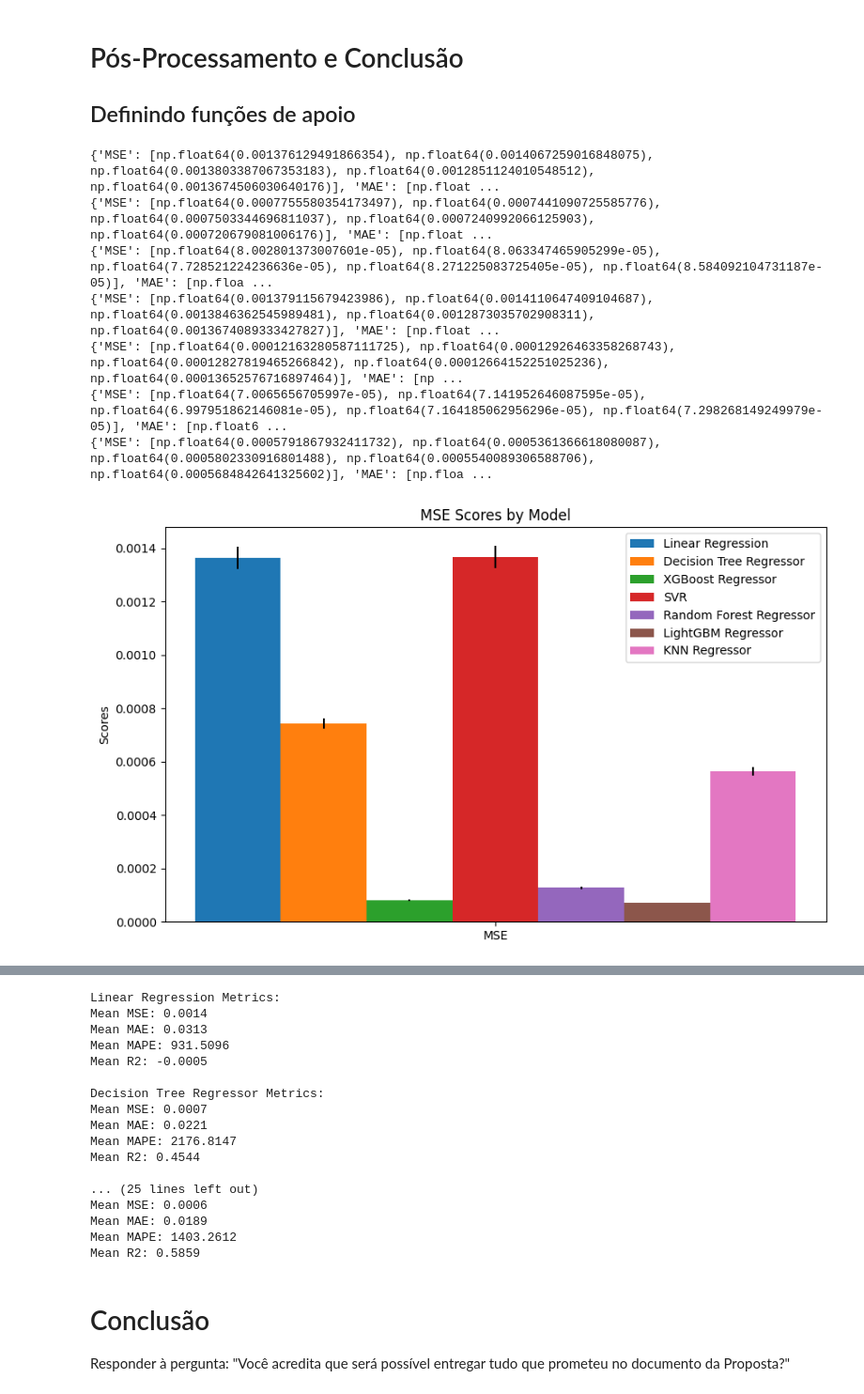
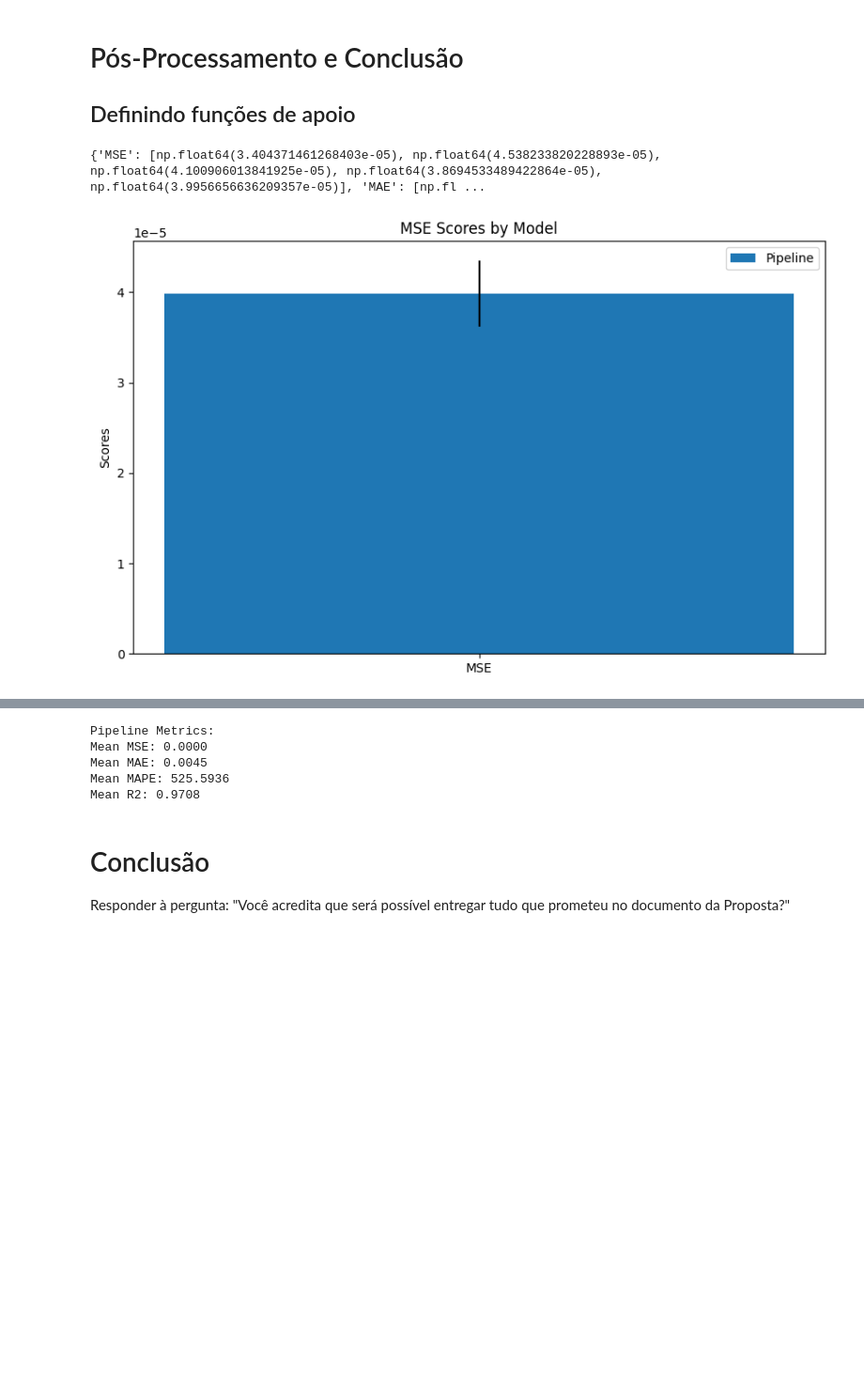
Before and after one commit to masterkey-07/smartgrid-ai-project, a Jupyter notebook: src/concept_proof.ipynb, the cells around one changed output, grey strips where cells are left out. Shown: that part at 94% size. Drawn from its saved outputs; the diff is of its cells as text; code cells hidden in the pictures; blank space fills up the shorter version.

```diff
--- a/src/concept_proof.ipynb
+++ b/src/concept_proof.ipynb
@@ -246,63 +197,41 @@ def create_metrics(error_structure):
 
     return mean_std
 # %%
-# Regressão Linear
+model_metrics = {}
 
-linear_mean_std = create_metrics(liner_regressor_data)
-tree_mean_std = create_metrics(tree_regressor_data)
-xgboost_mean_std = create_metrics(xgboost_regressor_data)
-svr_mean_std = create_metrics(svr_data)
-random_forest_mean_std = create_metrics(random_forest_data)
-lightgbm_mean_std = create_metrics(lightgbm_regressor_data)
-knn_mean_std = create_metrics(knn_regressor_data)
+for model in MODELS:
+    model_metrics[get_class_name(model)] = create_metrics(outputs[get_class_name(model)])
 
 # Função para plotar gráficos de métricas
 def plot_metrics(metric_name, model_metrics, labels):
     width = 0.2
     x = np.arange(len(labels))
 
     fig, ax = plt.subplots(figsize=(10, 6))
 
     for i, (model_name, metric_values) in enumerate(model_metrics.items()):
         rects = ax.bar(x + i * width, [metric_values[metric_name][0] for metric_name in labels], width, label=model_name, yerr=[metric_values[metric_name][1] for metric_name in labels])
 
     ax.set_ylabel('Scores')
     ax.set_title(f'{metric_name} Scores by Model')
     ax.set_xticks(x + width * (len(model_metrics) - 1) / 2)
     ax.set_xticklabels(labels)
     ax.legend()
 
     plt.show()
 
-# Dicionário para armazenar os dados de cada modelo
-model_metrics = {
-    "Linear Regression": linear_mean_std,
-    "Decision Tree Regressor": tree_mean_std,
-    "XGBoost Regressor": xgboost_mean_std,
-    "SVR": svr_mean_std,
-    "Random Forest Regressor": random_forest_mean_std,
-    "LightGBM Regressor": lightgbm_mean_std,
-    "KNN Regressor": knn_mean_std
-}
-
 # Labels de métricas
 metrics_to_plot = ['MSE', 'MAE', 'MAPE', 'R2']
 
 # Plotar gráficos para cada métrica
 for metric in metrics_to_plot:
     plot_metrics(metric, model_metrics, [metric])
 
 # Exibindo as médias de cada modelo
 for model_name, model_mean_std in model_metrics.items():
     print(f"\n{model_name} Metrics:")
     for metric in metrics_to_plot:
         print(f"Mean {metric}: {model_mean_std[metric][0]:.4f}")
 # %% [output]
-{'MSE': [np.float64(0.001376129491866354), np.float64(0.0014067259016848075), np.float64(0.0013803387067353183), np.float64(0.0012851124010548512), np.float64(0.0013674506030640176)], 'MAE': [np.float ...
-{'MSE': [np.float64(0.0007755580354173497), np.float64(0.0007441090725585776), np.float64(0.0007503344696811037), np.float64(0.0007240992066125903), np.float64(0.000720679081006176)], 'MAE': [np.float ...
-{'MSE': [np.float64(8.002801373007601e-05), np.float64(8.063347465905299e-05), np.float64(7.728521224236636e-05), np.float64(8.271225083725405e-05), np.float64(8.584092104731187e-05)], 'MAE': [np.floa ...
-{'MSE': [np.float64(0.001379115679423986), np.float64(0.0014110647409104687), np.float64(0.0013846362545989481), np.float64(0.0012873035702908311), np.float64(0.0013674089333427827)], 'MAE': [np.float ...
-{'MSE': [np.float64(0.00012163280587111725), np.float64(0.00012926463358268743), np.float64(0.00012827819465266842), np.float64(0.00012664152251025236), np.float64(0.00013652576716897464)], 'MAE': [np ...
-{'MSE': [np.float64(7.0065656705997e-05), np.float64(7.141952646087595e-05), np.float64(6.997951862146081e-05), np.float64(7.164185062956296e-05), np.float64(7.298268149249979e-05)], 'MAE': [np.float6 ...
-{'MSE': [np.float64(0.0005791867932411732), np.float64(0.0005361366618080087), np.float64(0.0005802330916801488), np.float64(0.0005540089306588706), np.float64(0.0005684842641325602)], 'MAE': [np.floa ...
+{'MSE': [np.float64(3.404371461268403e-05), np.float64(4.538233820228893e-05), np.float64(4.100906013841925e-05), np.float64(3.8694533489422864e-05), np.float64(3.9956656636209357e-05)], 'MAE': [np.fl ...
-[figure, old version]
+[figure, new version]
@@ -312,20 +241,8 @@ for model_name, model_mean_std in model_metrics.items():
-Linear Regression Metrics:
-Mean MSE: 0.0014
-Mean MAE: 0.0313
-Mean MAPE: 931.5096
-Mean R2: -0.0005
-
-Decision Tree Regressor Metrics:
-Mean MSE: 0.0007
-Mean MAE: 0.0221
-Mean MAPE: 2176.8147
-Mean R2: 0.4544
-
-... (25 lines left out)
-Mean MSE: 0.0006
-Mean MAE: 0.0189
-Mean MAPE: 1403.2612
-Mean R2: 0.5859
+Pipeline Metrics:
+Mean MSE: 0.0000
+Mean MAE: 0.0045
+Mean MAPE: 525.5936
+Mean R2: 0.9708
 # %% [markdown]
 # Conclusão
 
```
Also changed, not shown: parts of 12 cells of this notebook, 40 other files.
